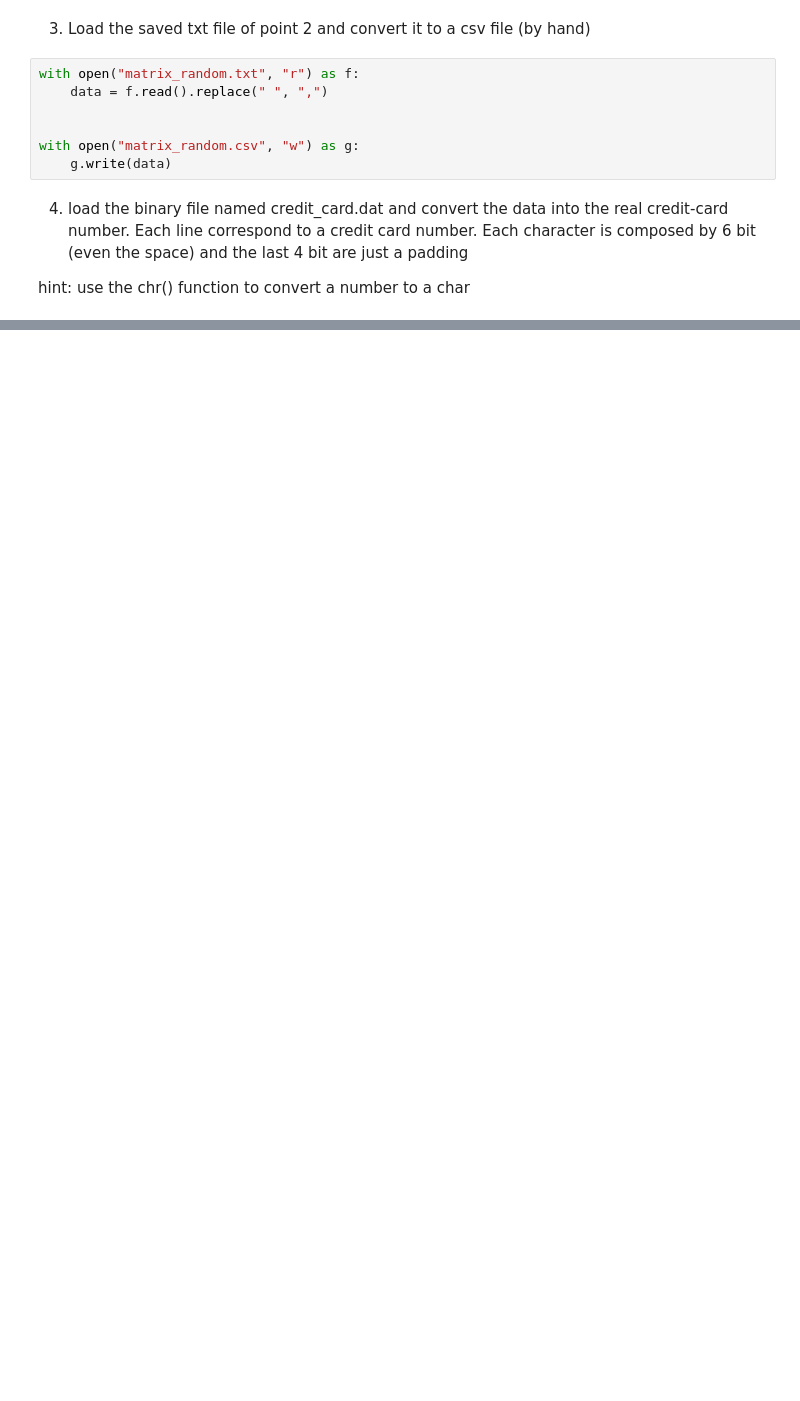
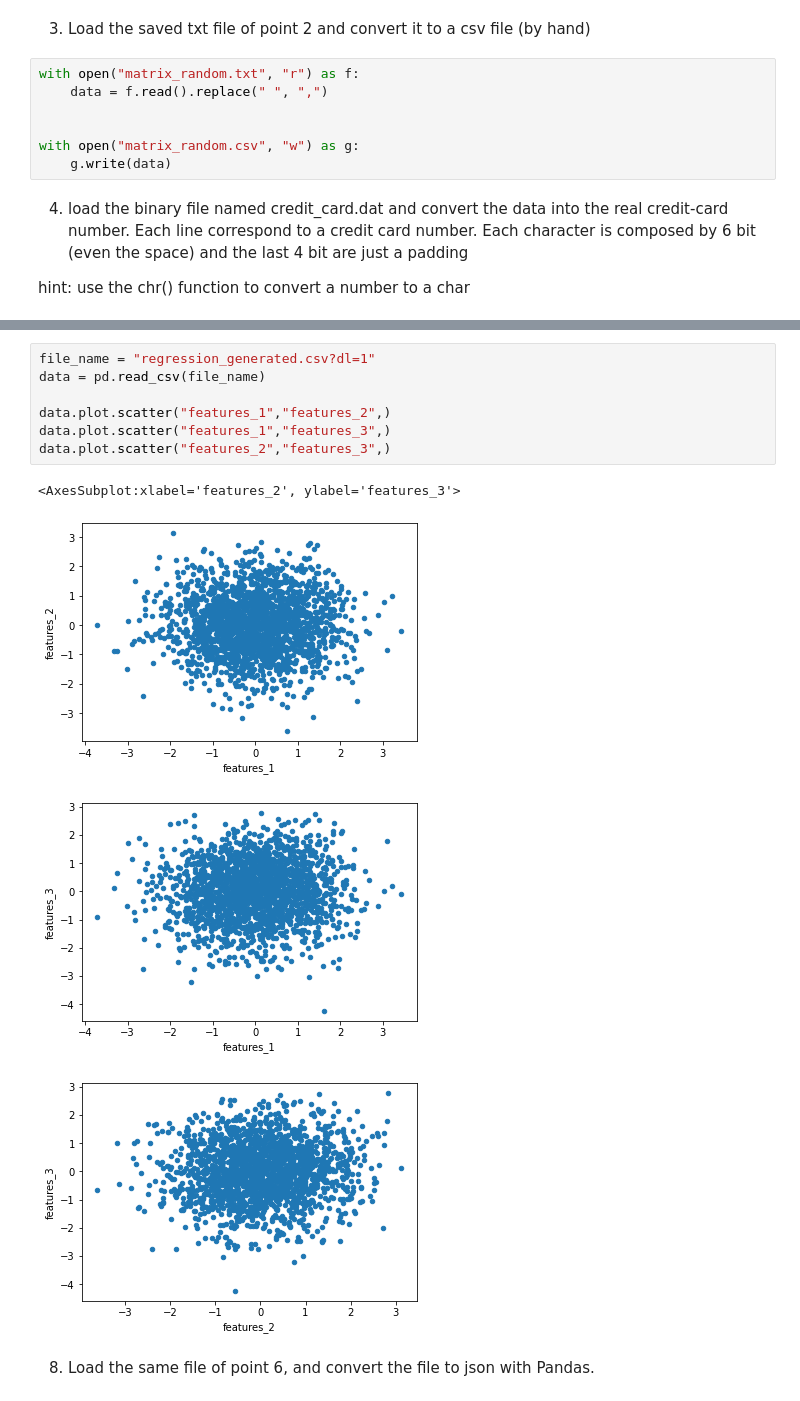
Before and after one commit to Sara-Munafo/LaboratoryOfComputationalPhysics_Y5, a Jupyter notebook: 05_OSEMN_exercises.ipynb, the cells around one changed output, grey strips where cells are left out. Drawn from its saved outputs; the diff is of its cells as text; blank space fills up the shorter version.

```diff
--- a/05_OSEMN_exercises.ipynb
+++ b/05_OSEMN_exercises.ipynb
@@ -73,0 +163,14 @@ with open("credit_card.dat", "r") as file:
+# %%
+file_name = "regression_generated.csv?dl=1"
+data = pd.read_csv(file_name)
+
+data.plot.scatter("features_1","features_2",)
+data.plot.scatter("features_1","features_3",)
+data.plot.scatter("features_2","features_3",)
+# %% [output]
+<AxesSubplot:xlabel='features_2', ylabel='features_3'>
+[figure, added]
+[figure, added]
+[figure, added]
+# %% [markdown]
+8. Load the same file of point 6, and convert the file to json with Pandas.
```
Also changed, not shown: parts of 12 cells of this notebook.
